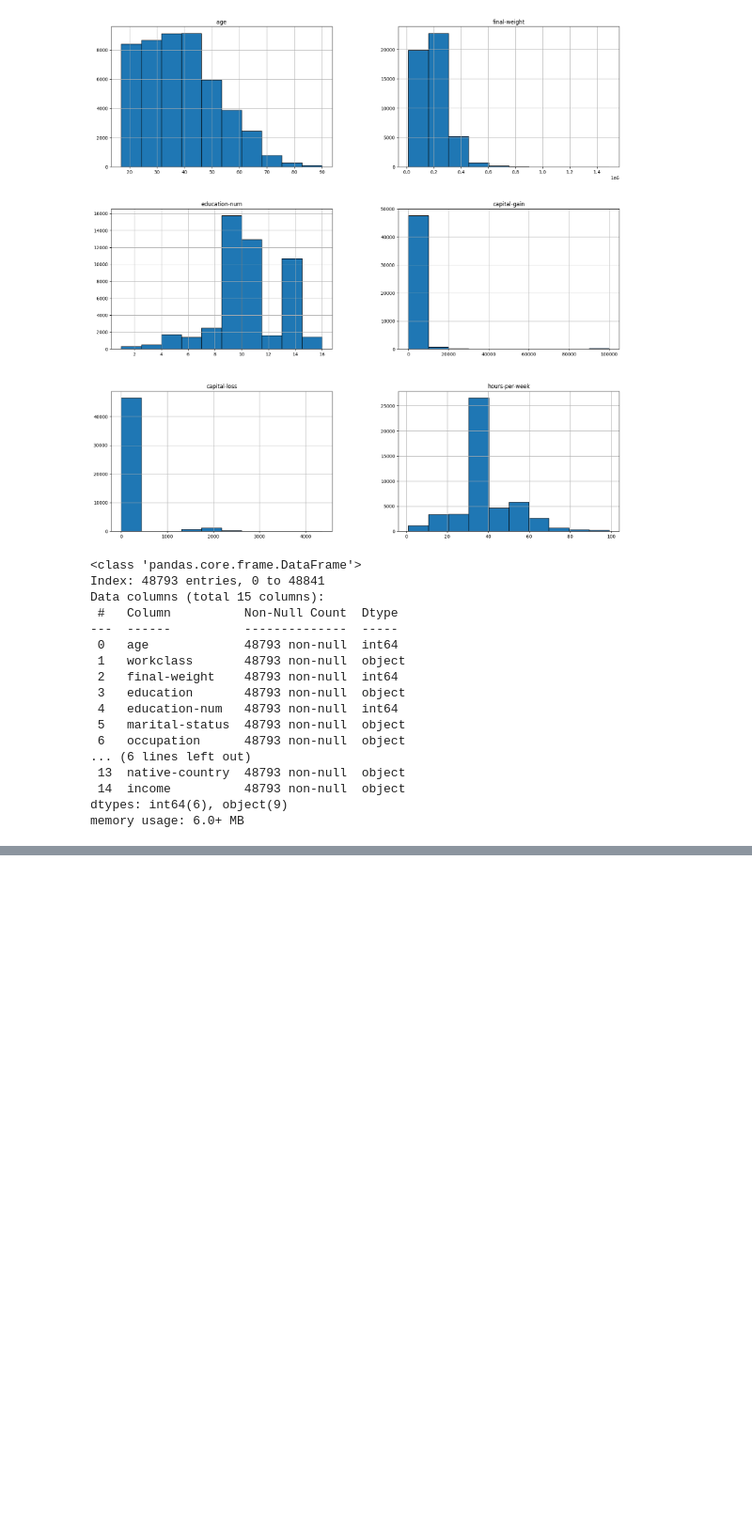
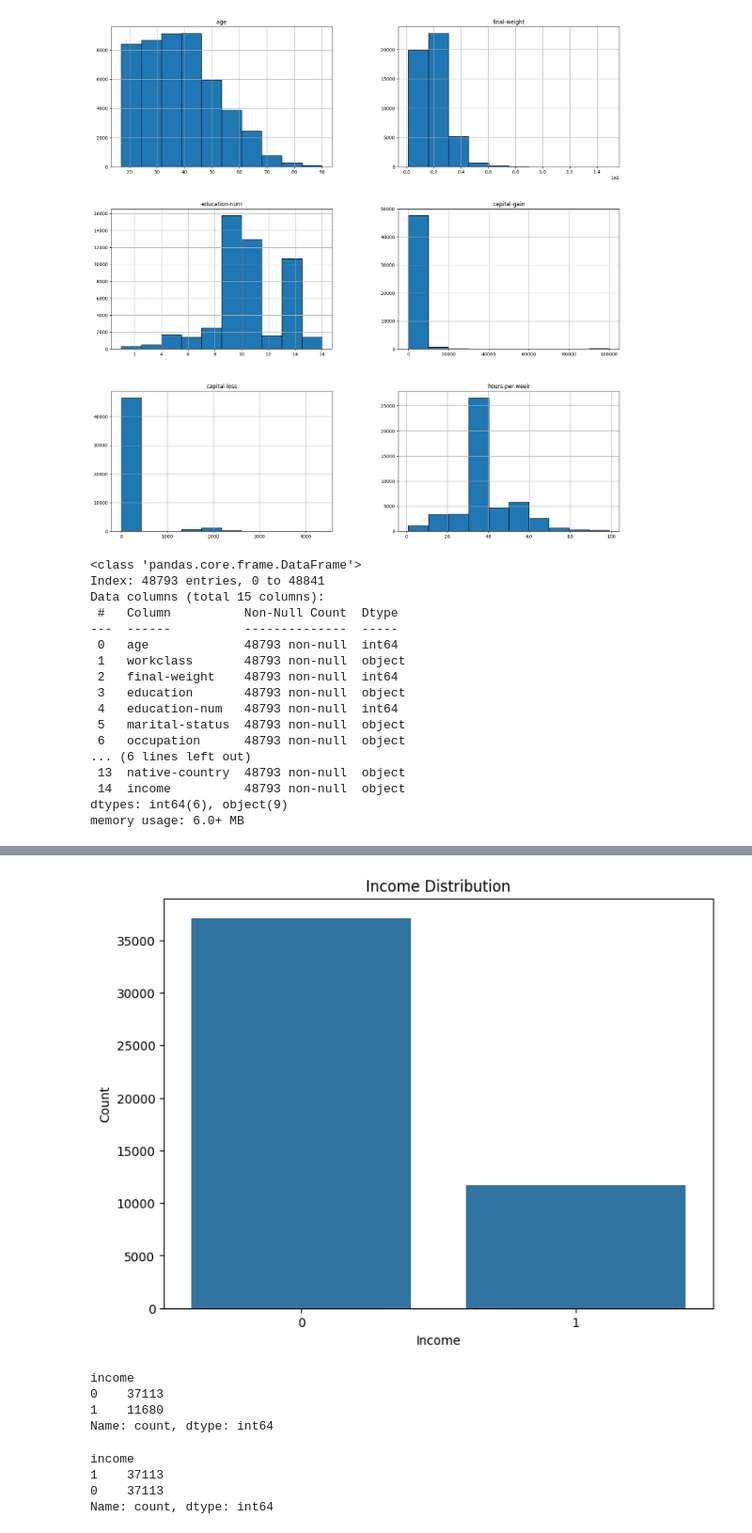
Before and after one commit to nisal2002/Na-ve-Bayes-vs-Random-Forest, a Jupyter notebook: CM2604_CW.ipynb, the cells around one changed output, grey strips where cells are left out. Shown at 94% size. Cells and saved outputs as stored; diff of their text form; code cells hidden in the pictures; blank space fills up the shorter version.

```diff
--- a/CM2604_CW.ipynb
+++ b/CM2604_CW.ipynb
@@ -332,0 +399,6 @@ memory usage: 6.0+ MB
+# %%
+# List of columns to remove
+columns_to_remove = ['final-weight']
+
+# drop the columns
+census_df.drop(columns=columns_to_remove, inplace=True)
@@ -332,0 +427,44 @@ memory usage: 6.0+ MB
+# %%
+# check data imbalance
+income_counts = census_df['income'].value_counts()
+
+# Plot the income distribution
+plt.figure(figsize=(8, 6))
+sns.barplot(x=income_counts.index, y=income_counts.values)
+plt.title('Income Distribution')
+plt.xlabel('Income')
+plt.ylabel('Count')
+plt.show()
+# %% [output]
+[figure, added]
+# %%
+income_counts = census_df['income'].value_counts()
+income_counts
+# %% [output]
+income
+0    37113
+1    11680
+Name: count, dtype: int64
+# %%
+from imblearn.over_sampling import SMOTE
+
+# Separate features and target variable
+X = census_df.drop('income', axis=1)
+y = census_df['income']
+
+# Initialize SMOTE
+smote = SMOTE(random_state=42)
+
+# Perform oversampling
+X_resampled, y_resampled = smote.fit_resample(X, y)
+
+# Create a new DataFrame with oversampled data
+census_df = pd.concat([pd.DataFrame(X_resampled, columns=X.columns), pd.Series(y_resampled, name='income')], axis=1)
+
+# Check the class distribution in the oversampled dataset
+print(census_df['income'].value_counts())
+# %% [output]
+income
+1    37113
+0    37113
+Name: count, dtype: int64
```
Also changed, not shown: parts of 18 cells of this notebook.
